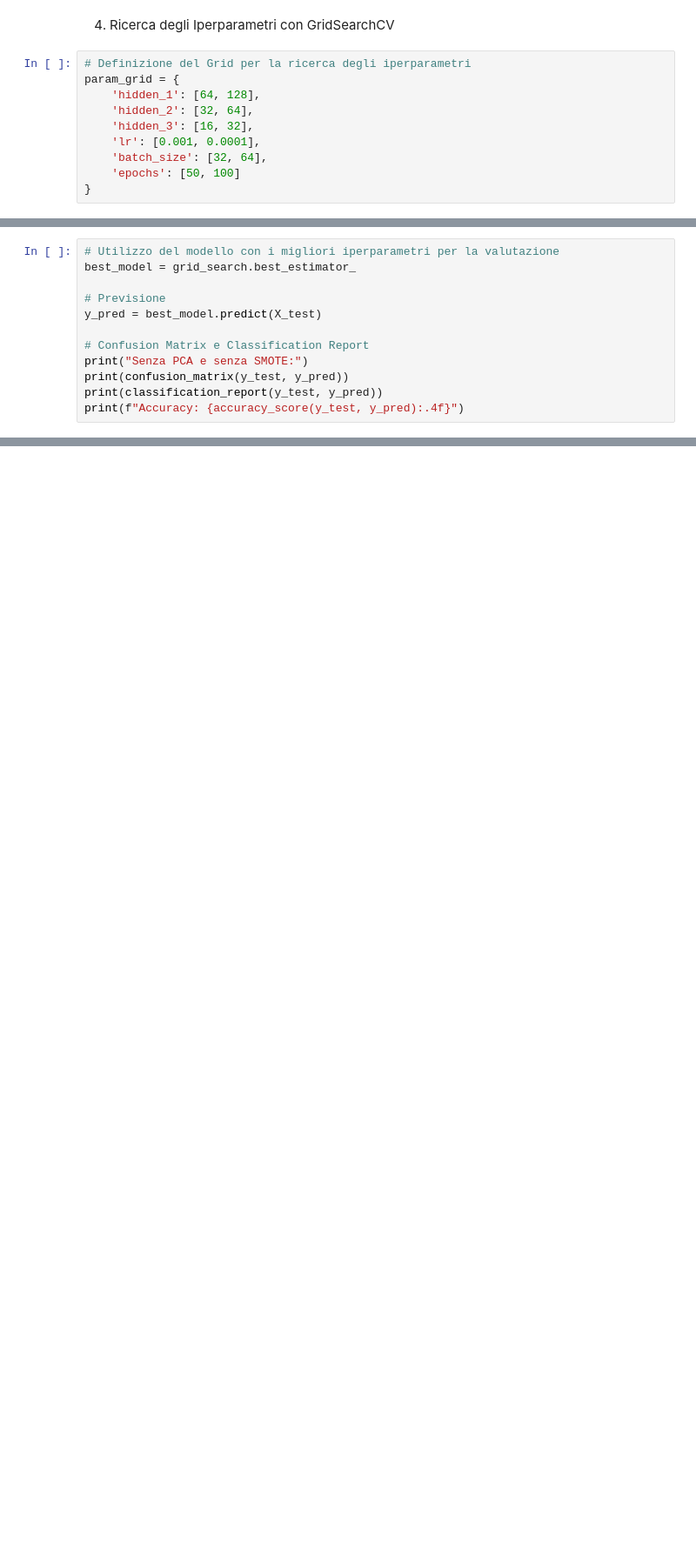
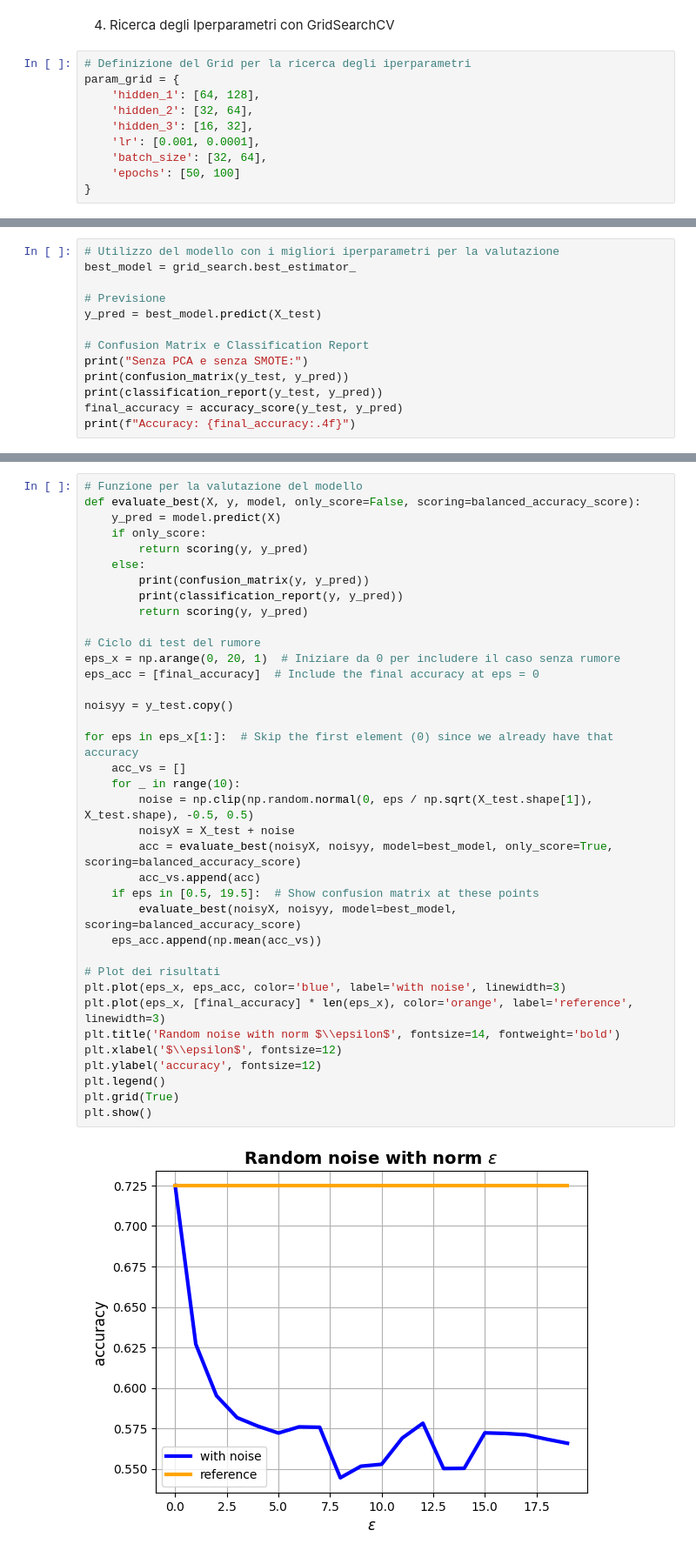
Before and after one commit to MR-NBD/ML4N--Adversarial-Attacks-Polito-2023-24, a Jupyter notebook: NN AA v2.ipynb, the cells around one changed output, grey strips where cells are left out. Shown at 87% size. Saved outputs shown, nothing was run; the diff lists cells and outputs as text; blank space fills up the shorter version.

```diff
--- a/NN AA v2.ipynb
+++ b/NN AA v2.ipynb
@@ -167,7 +199,8 @@ y_pred = best_model.predict(X_test)
 print("Senza PCA e senza SMOTE:")
 print(confusion_matrix(y_test, y_pred))
 print(classification_report(y_test, y_pred))
-print(f"Accuracy: {accuracy_score(y_test, y_pred):.4f}")
+final_accuracy = accuracy_score(y_test, y_pred)
+print(f"Accuracy: {final_accuracy:.4f}")
 # %% [output]
 Senza PCA e senza SMOTE:
 [[ 27  33]
@@ -184,0 +339,39 @@ Accuracy: 0.7450
+# %%
+# Funzione per la valutazione del modello
+def evaluate_best(X, y, model, only_score=False, scoring=balanced_accuracy_score):
+    y_pred = model.predict(X)
+    if only_score:
+        return scoring(y, y_pred)
+    else:
+        print(confusion_matrix(y, y_pred))
+        print(classification_report(y, y_pred))
+        return scoring(y, y_pred)
+
+# Ciclo di test del rumore
+eps_x = np.arange(0, 20, 1)  # Iniziare da 0 per includere il caso senza rumore
+eps_acc = [final_accuracy]  # Include the final accuracy at eps = 0
+
+noisyy = y_test.copy()
+
+for eps in eps_x[1:]:  # Skip the first element (0) since we already have that accuracy
+    acc_vs = []
+    for _ in range(10):
+        noise = np.clip(np.random.normal(0, eps / np.sqrt(X_test.shape[1]), X_test.shape), -0.5, 0.5)
+        noisyX = X_test + noise
+        acc = evaluate_best(noisyX, noisyy, model=best_model, only_score=True, scoring=balanced_accuracy_score)
+        acc_vs.append(acc)
+    if eps in [0.5, 19.5]:  # Show confusion matrix at these points
+        evaluate_best(noisyX, noisyy, model=best_model, scoring=balanced_accuracy_score)
+    eps_acc.append(np.mean(acc_vs))
+
+# Plot dei risultati
+plt.plot(eps_x, eps_acc, color='blue', label='with noise', linewidth=3)
+plt.plot(eps_x, [final_accuracy] * len(eps_x), color='orange', label='reference', linewidth=3)
+plt.title('Random noise with norm $\\epsilon$', fontsize=14, fontweight='bold')
+plt.xlabel('$\\epsilon$', fontsize=12)
+plt.ylabel('accuracy', fontsize=12)
+plt.legend()
+plt.grid(True)
+plt.show()
+# %% [output]
+[figure, added]
```
Also changed, not shown: parts of 9 cells of this notebook, 8 other files.
